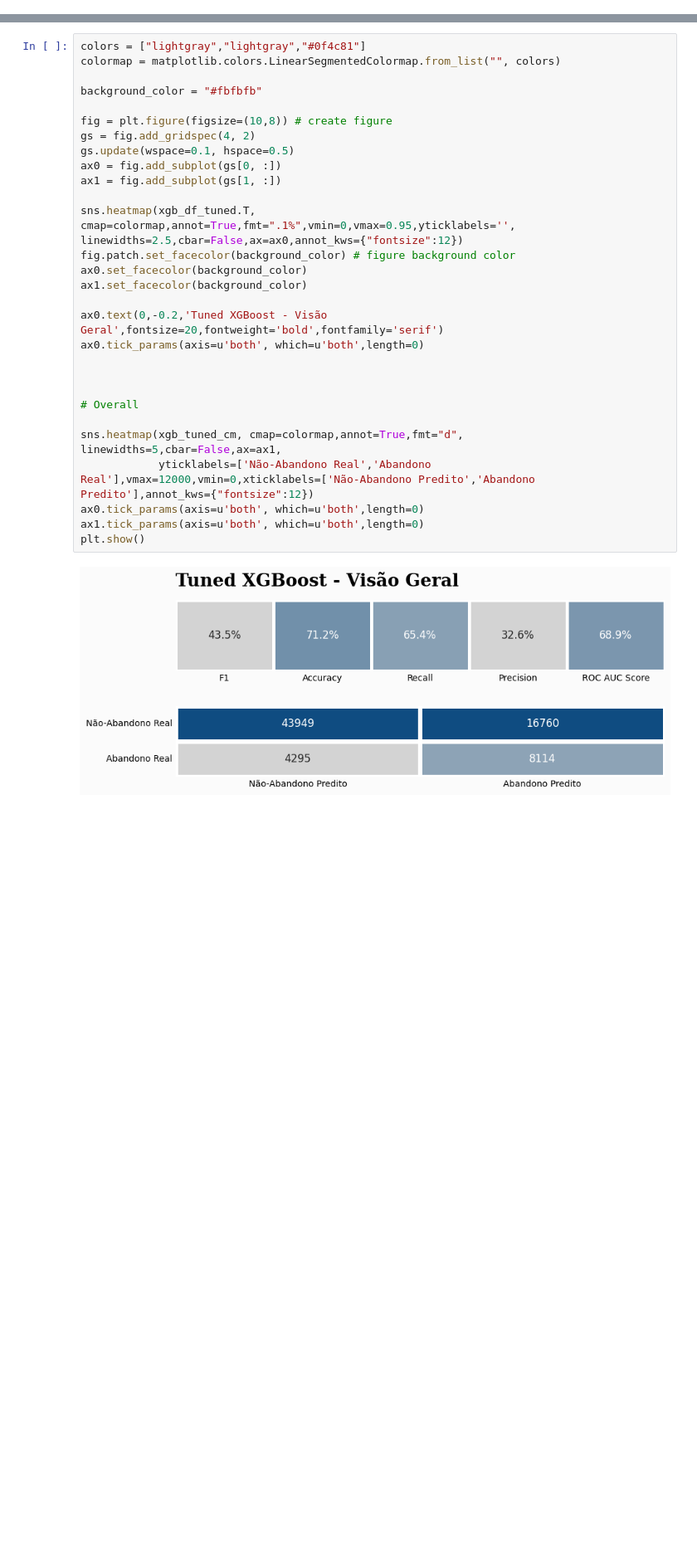
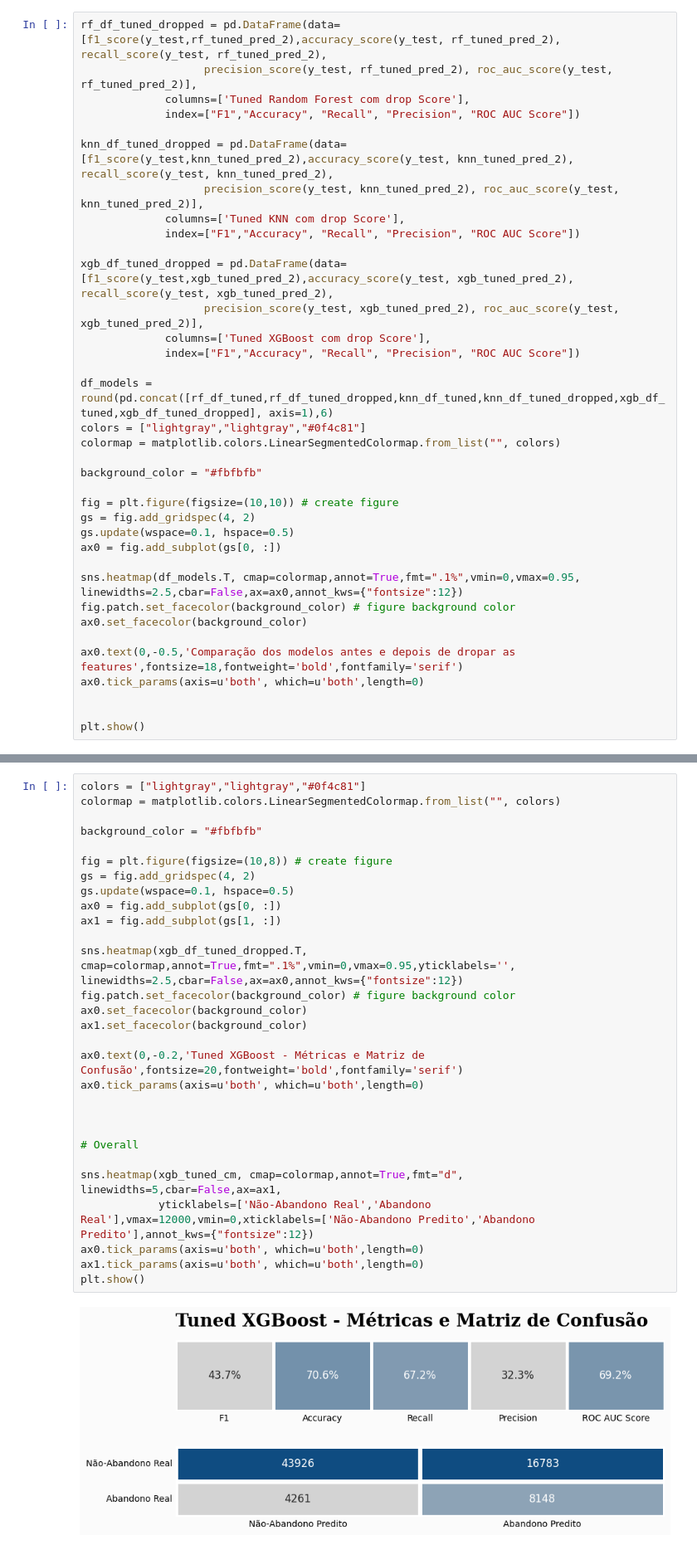
Before and after one commit to intel-comp-saude-ufes/2024-1-P1-TB-treatment-abandonment-classifier, a Jupyter notebook: modelando.ipynb, the cells around one changed output, grey strips where cells are left out. Shown: that part at 83% size. Drawn from its saved outputs; the diff is of its cells as text; blank space fills up the shorter version.

Commit message:
add drop features tests

```diff
--- a/modelando.ipynb
+++ b/modelando.ipynb
@@ -504,0 +608,36 @@ plt.show()
+# %%
+rf_df_tuned_dropped = pd.DataFrame(data=[f1_score(y_test,rf_tuned_pred_2),accuracy_score(y_test, rf_tuned_pred_2), recall_score(y_test, rf_tuned_pred_2),
+                   precision_score(y_test, rf_tuned_pred_2), roc_auc_score(y_test, rf_tuned_pred_2)],
+             columns=['Tuned Random Forest com drop Score'],
+             index=["F1","Accuracy", "Recall", "Precision", "ROC AUC Score"])
+
+knn_df_tuned_dropped = pd.DataFrame(data=[f1_score(y_test,knn_tuned_pred_2),accuracy_score(y_test, knn_tuned_pred_2), recall_score(y_test, knn_tuned_pred_2),
+                   precision_score(y_test, knn_tuned_pred_2), roc_auc_score(y_test, knn_tuned_pred_2)],
+             columns=['Tuned KNN com drop Score'],
+             index=["F1","Accuracy", "Recall", "Precision", "ROC AUC Score"])
+
+xgb_df_tuned_dropped = pd.DataFrame(data=[f1_score(y_test,xgb_tuned_pred_2),accuracy_score(y_test, xgb_tuned_pred_2), recall_score(y_test, xgb_tuned_pred_2),
+                   precision_score(y_test, xgb_tuned_pred_2), roc_auc_score(y_test, xgb_tuned_pred_2)],
+             columns=['Tuned XGBoost com drop Score'],
+             index=["F1","Accuracy", "Recall", "Precision", "ROC AUC Score"])
+
+df_models = round(pd.concat([rf_df_tuned,rf_df_tuned_dropped,knn_df_tuned,knn_df_tuned_dropped,xgb_df_tuned,xgb_df_tuned_dropped], axis=1),6)
+colors = ["lightgray","lightgray","#0f4c81"]
+colormap = matplotlib.colors.LinearSegmentedColormap.from_list("", colors)
+
+background_color = "#fbfbfb"
+
+fig = plt.figure(figsize=(10,10)) # create figure
+gs = fig.add_gridspec(4, 2)
+gs.update(wspace=0.1, hspace=0.5)
+ax0 = fig.add_subplot(gs[0, :])
+
+sns.heatmap(df_models.T, cmap=colormap,annot=True,fmt=".1%",vmin=0,vmax=0.95, linewidths=2.5,cbar=False,ax=ax0,annot_kws={"fontsize":12})
+fig.patch.set_facecolor(background_color) # figure background color
+ax0.set_facecolor(background_color)
+
+ax0.text(0,-0.5,'Comparação dos modelos antes e depois de dropar as features',fontsize=18,fontweight='bold',fontfamily='serif')
+ax0.tick_params(axis=u'both', which=u'both',length=0)
+
+
+plt.show()
@@ -511,31 +654,31 @@ Ao analisar as métricas dos modelos no quadro acima, percebemos que o Tuned XGB
 # %%
 colors = ["lightgray","lightgray","#0f4c81"]
 colormap = matplotlib.colors.LinearSegmentedColormap.from_list("", colors)
 
 background_color = "#fbfbfb"
 
 fig = plt.figure(figsize=(10,8)) # create figure
 gs = fig.add_gridspec(4, 2)
 gs.update(wspace=0.1, hspace=0.5)
 ax0 = fig.add_subplot(gs[0, :])
 ax1 = fig.add_subplot(gs[1, :])
 
-sns.heatmap(xgb_df_tuned.T, cmap=colormap,annot=True,fmt=".1%",vmin=0,vmax=0.95,yticklabels='', linewidths=2.5,cbar=False,ax=ax0,annot_kws={"fontsize":12})
+sns.heatmap(xgb_df_tuned_dropped.T, cmap=colormap,annot=True,fmt=".1%",vmin=0,vmax=0.95,yticklabels='', linewidths=2.5,cbar=False,ax=ax0,annot_kws={"fontsize":12})
 fig.patch.set_facecolor(background_color) # figure background color
 ax0.set_facecolor(background_color)
 ax1.set_facecolor(background_color)
 
-ax0.text(0,-0.2,'Tuned XGBoost - Visão Geral',fontsize=20,fontweight='bold',fontfamily='serif')
+ax0.text(0,-0.2,'Tuned XGBoost - Métricas e Matriz de Confusão',fontsize=20,fontweight='bold',fontfamily='serif')
 ax0.tick_params(axis=u'both', which=u'both',length=0)
 
 
 
 # Overall
 
 sns.heatmap(xgb_tuned_cm, cmap=colormap,annot=True,fmt="d", linewidths=5,cbar=False,ax=ax1,
             yticklabels=['Não-Abandono Real','Abandono Real'],vmax=12000,vmin=0,xticklabels=['Não-Abandono Predito','Abandono Predito'],annot_kws={"fontsize":12})
 ax0.tick_params(axis=u'both', which=u'both',length=0)
 ax1.tick_params(axis=u'both', which=u'both',length=0)
 plt.show()
 # %% [output]
-[figure, old version]
+[figure, new version]
```
Also changed, not shown: parts of 17 cells of this notebook.
